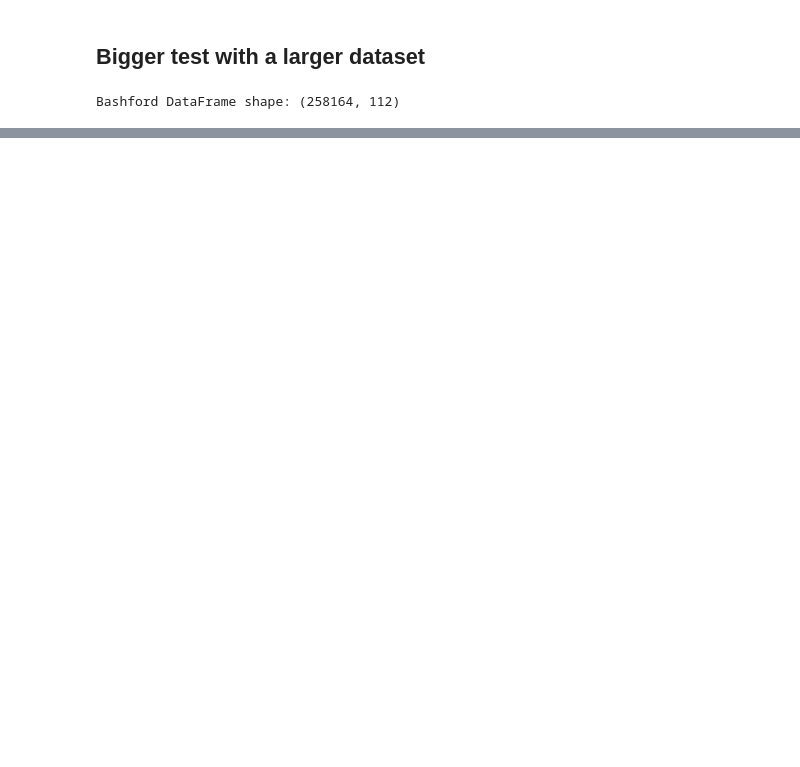
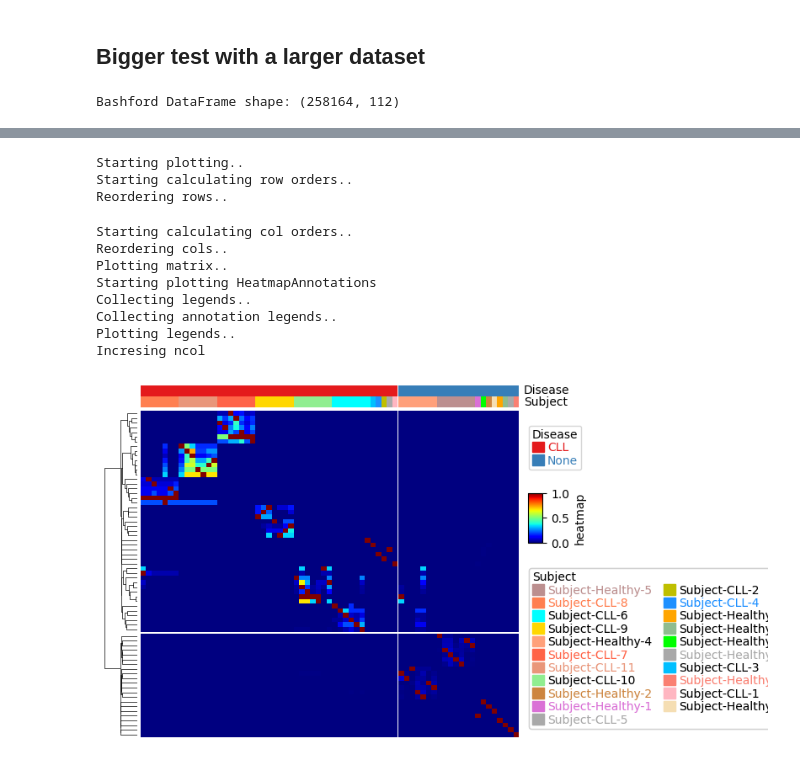
Before and after one commit to openpaul/customPythonBioinfotools, a Jupyter notebook: examples/ruzicka.ipynb, the cells around one changed output, grey strips where cells are left out. Drawn from its saved outputs; the diff is of its cells as text; code cells hidden in the pictures; blank space fills up the shorter version.

Commit message:
add clone overlap function

```diff
--- a/examples/ruzicka.ipynb
+++ b/examples/ruzicka.ipynb
@@ -118,0 +133,43 @@ Incresing ncol
+# %%
+# overlap instead of similarity
+overlapping_clones = clone_overlap(
+    df_count,
+    feature_columns=["v_call", "j_call", "junction_aa"],
+    count_column="count",
+    sample_column="Run",
+    fraction=True,
+)
+# %%
+metadata = bashford_df.select(["Disease", "Subject", "Run"]).unique().to_pandas()
+metadata.set_index("Run", inplace=True)
+
+column_annotation = pch.HeatmapAnnotation(df=metadata)
+
+similarity_matrix = (
+    overlapping_clones.pivot(index=["sample_1"], on="sample_2", values="overlap")
+    .fill_null(0)
+    .to_pandas()
+)
+similarity_matrix = similarity_matrix.set_index("sample_1")
+
+cm = pch.ClusterMapPlotter(
+    data=similarity_matrix,
+    top_annotation=column_annotation,
+    row_dendrogram=True,
+    legend_width=70,
+    col_split=metadata["Disease"],
+    row_split=metadata["Disease"],
+)
+# %% [output]
+Starting plotting..
+Starting calculating row orders..
+Reordering rows..
+Starting calculating col orders..
+Reordering cols..
+Plotting matrix..
+Starting plotting HeatmapAnnotations
+Collecting legends..
+Collecting annotation legends..
+Plotting legends..
+Incresing ncol
+[figure, added]
```
Also changed, not shown: parts of 6 cells of this notebook, 5 other files.
